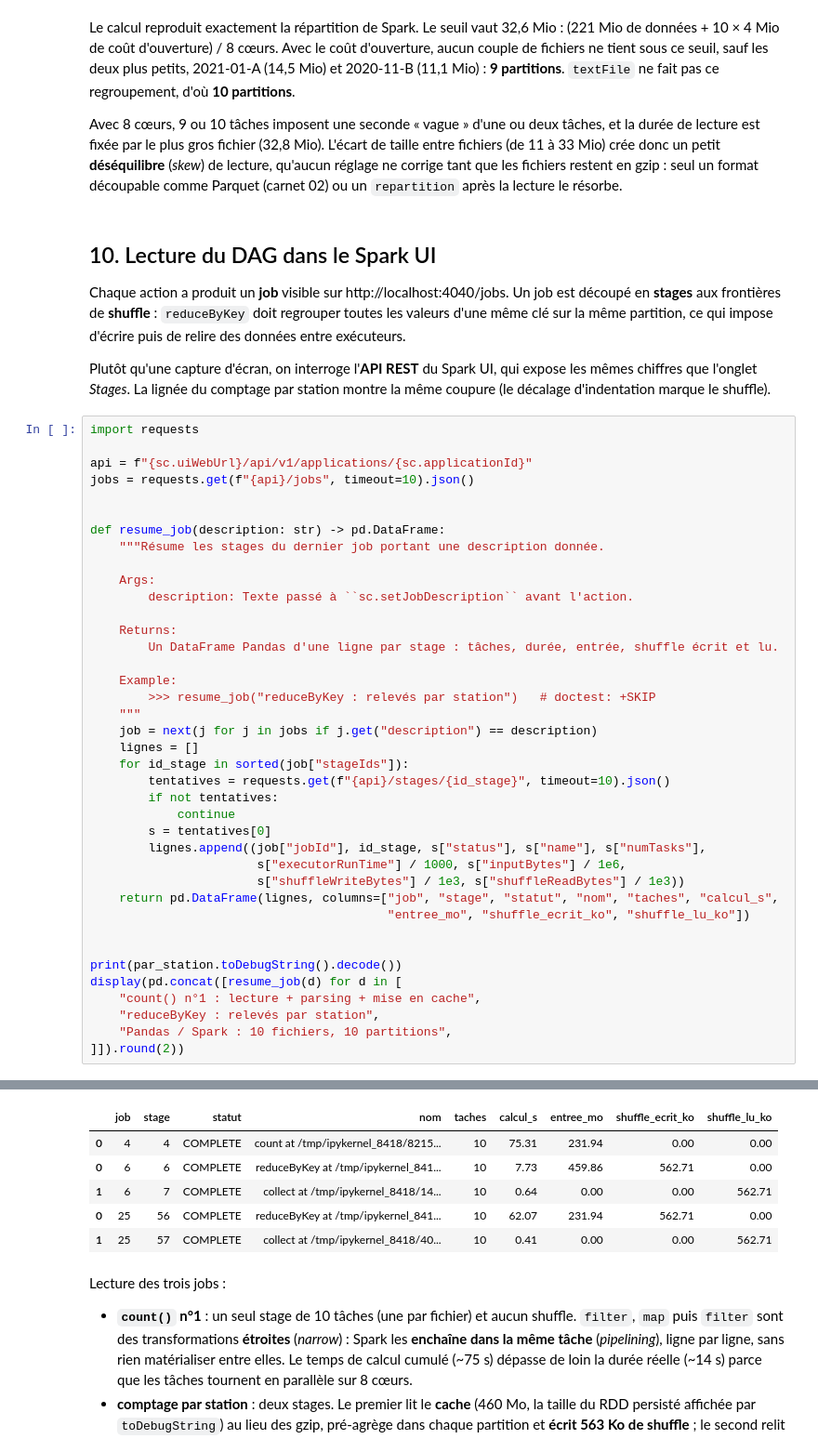
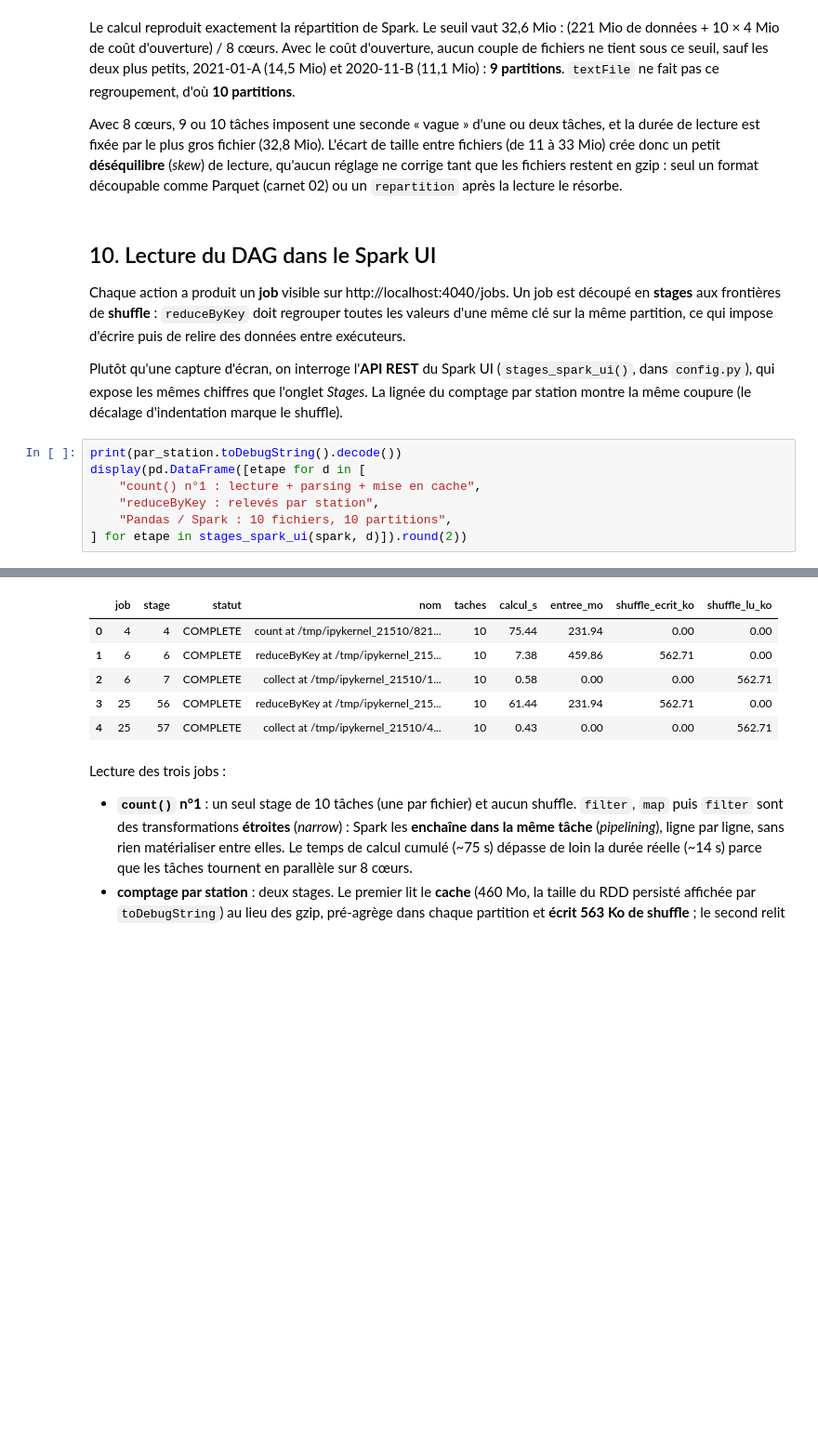
Before and after one commit to aker777/climacity-paris, a Jupyter notebook: notebooks/01_rdd_exploration.ipynb, the cells around one changed output, grey strips where cells are left out. Shown at 93% size. Drawn from its saved outputs; the diff is of its cells as text; blank space fills up the shorter version.

```diff
--- a/notebooks/01_rdd_exploration.ipynb
+++ b/notebooks/01_rdd_exploration.ipynb
@@ -829,46 +829,14 @@ Chaque action a produit un **job** visible sur http://localhost:4040/jobs. Un jo
 **stages** aux frontières de **shuffle** : `reduceByKey` doit regrouper toutes les valeurs d'une même clé
 sur la même partition, ce qui impose d'écrire puis de relire des données entre exécuteurs.
 
-Plutôt qu'une capture d'écran, on interroge l'**API REST** du Spark UI, qui expose les mêmes chiffres que
-l'onglet *Stages*. La lignée du comptage par station montre la même coupure (le décalage d'indentation
-marque le shuffle).
+Plutôt qu'une capture d'écran, on interroge l'**API REST** du Spark UI (`stages_spark_ui()`, dans
+`config.py`), qui expose les mêmes chiffres que l'onglet *Stages*. La lignée du comptage par station
+montre la même coupure (le décalage d'indentation marque le shuffle).
 # %%
-import requests
-
-api = f"{sc.uiWebUrl}/api/v1/applications/{sc.applicationId}"
-jobs = requests.get(f"{api}/jobs", timeout=10).json()
-
-
-def resume_job(description: str) -> pd.DataFrame:
-    """Résume les stages du dernier job portant une description donnée.
-
-    Args:
-        description: Texte passé à ``sc.setJobDescription`` avant l'action.
-
-    Returns:
-        Un DataFrame Pandas d'une ligne par stage : tâches, durée, entrée, shuffle écrit et lu.
-
-    Example:
-        >>> resume_job("reduceByKey : relevés par station")   # doctest: +SKIP
-    """
-    job = next(j for j in jobs if j.get("description") == description)
-    lignes = []
-    for id_stage in sorted(job["stageIds"]):
-        tentatives = requests.get(f"{api}/stages/{id_stage}", timeout=10).json()
-        if not tentatives:
-            continue
-        s = tentatives[0]
-        lignes.append((job["jobId"], id_stage, s["status"], s["name"], s["numTasks"],
-                       s["executorRunTime"] / 1000, s["inputBytes"] / 1e6,
-                       s["shuffleWriteBytes"] / 1e3, s["shuffleReadBytes"] / 1e3))
-    return pd.DataFrame(lignes, columns=["job", "stage", "statut", "nom", "taches", "calcul_s",
-                                         "entree_mo", "shuffle_ecrit_ko", "shuffle_lu_ko"])
-
-
 print(par_station.toDebugString().decode())
-display(pd.concat([resume_job(d) for d in [
+display(pd.DataFrame([etape for d in [
     "count() n°1 : lecture + parsing + mise en cache",
     "reduceByKey : relevés par station",
     "Pandas / Spark : 10 fichiers, 10 partitions",
-]]).round(2))
+] for etape in stages_spark_ui(spark, d)]).round(2))
 # %% [output]
@@ -880,13 +848,13 @@ display(pd.concat([resume_job(d) for d in [
     |   PythonRDD[7] at RDD at PythonRDD.scala:53 []
     |       CachedPartitions: 10; MemorySize: 438.6 MiB; DiskSize: 0.0 B
     |   /home/jovyan/data/velib/raw/velib_*.csv.gz MapPartitionsRDD[1] at textFile at NativeMethodAccessorImpl.java:0 []
     |   /home/jovyan/data/velib/raw/velib_*.csv.gz HadoopRDD[0] at textFile at NativeMethodAccessorImpl.java:0 []
 |  | job | stage | statut | nom | taches | calcul_s | entree_mo | shuffle_ecrit_ko | shuffle_lu_ko |
-| 0 | 4 | 4 | COMPLETE | count at /tmp/ipykernel_8418/8215... | 10 | 75.31 | 231.94 | 0.00 | 0.00 |
-| 0 | 6 | 6 | COMPLETE | reduceByKey at /tmp/ipykernel_841... | 10 | 7.73 | 459.86 | 562.71 | 0.00 |
-| 1 | 6 | 7 | COMPLETE | collect at /tmp/ipykernel_8418/14... | 10 | 0.64 | 0.00 | 0.00 | 562.71 |
-| 0 | 25 | 56 | COMPLETE | reduceByKey at /tmp/ipykernel_841... | 10 | 62.07 | 231.94 | 562.71 | 0.00 |
-| 1 | 25 | 57 | COMPLETE | collect at /tmp/ipykernel_8418/40... | 10 | 0.41 | 0.00 | 0.00 | 562.71 |
+| 0 | 4 | 4 | COMPLETE | count at /tmp/ipykernel_21510/821... | 10 | 75.44 | 231.94 | 0.00 | 0.00 |
+| 1 | 6 | 6 | COMPLETE | reduceByKey at /tmp/ipykernel_215... | 10 | 7.38 | 459.86 | 562.71 | 0.00 |
+| 2 | 6 | 7 | COMPLETE | collect at /tmp/ipykernel_21510/1... | 10 | 0.58 | 0.00 | 0.00 | 562.71 |
+| 3 | 25 | 56 | COMPLETE | reduceByKey at /tmp/ipykernel_215... | 10 | 61.44 | 231.94 | 562.71 | 0.00 |
+| 4 | 25 | 57 | COMPLETE | collect at /tmp/ipykernel_21510/4... | 10 | 0.43 | 0.00 | 0.00 | 562.71 |
 # %% [markdown]
 Lecture des trois jobs :
 
```
Also changed, not shown: parts of 5 cells of this notebook, 3 other files.
